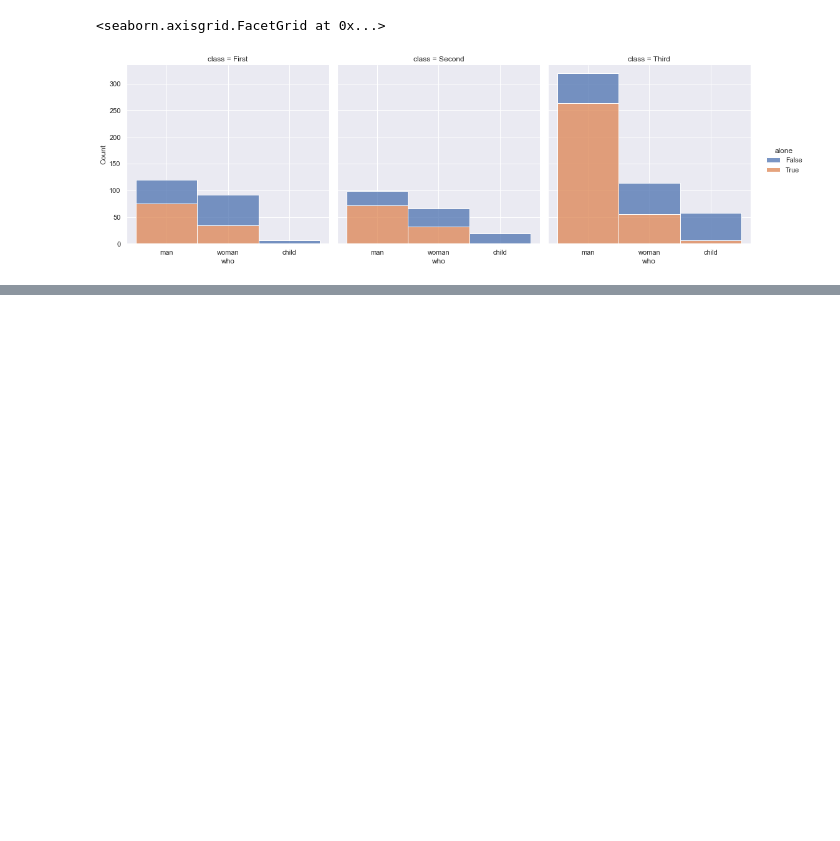
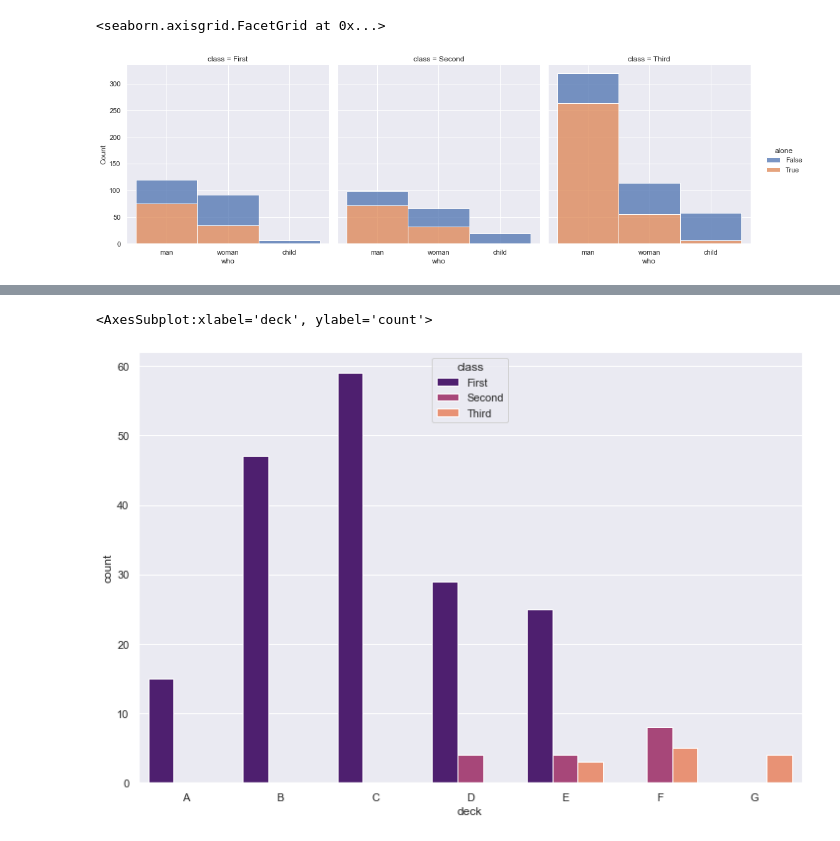
Before and after one commit to sasivatsal7122/Learn-DataVisulization-WithMe, a Jupyter notebook: DataVisulaization-Pt-2--SEABORN(1).ipynb, the cells around one changed output, grey strips where cells are left out. Cells and saved outputs as stored; diff of their text form; code cells hidden in the pictures; blank space fills up the shorter version.

```diff
--- a/DataVisulaization-Pt-2--SEABORN(1).ipynb
+++ b/DataVisulaization-Pt-2--SEABORN(1).ipynb
@@ -173,0 +184,14 @@ sns.displot(data=titanic_df,x='who',col='class',hue='alone',multiple='stack')
+# %%
+# Lets us extend our knowledge in countplot by dividing on the basis of class, a minor modification to the
+# above code
+# here i just added a hue parameter with class
+sns.countplot(data=titanic_df,x='deck',hue='class',palette='magma')
+
+# by this plot we can say that none of the 3 decks A,B,C is shared by other class people
+# may be Deck-A,B,C are only reserved for the worthy
+# whereas a very few lucky 2nd class people shared deck with 1st class people on Deck-D
+# There are no 1st class passenger in deck-f
+# We can also say that Deck-G is only exclusive for 3rd class passengers
+# %% [output]
+<AxesSubplot:xlabel='deck', ylabel='count'>
+[figure, added]
```
Also changed, not shown: parts of 11 cells of this notebook.
